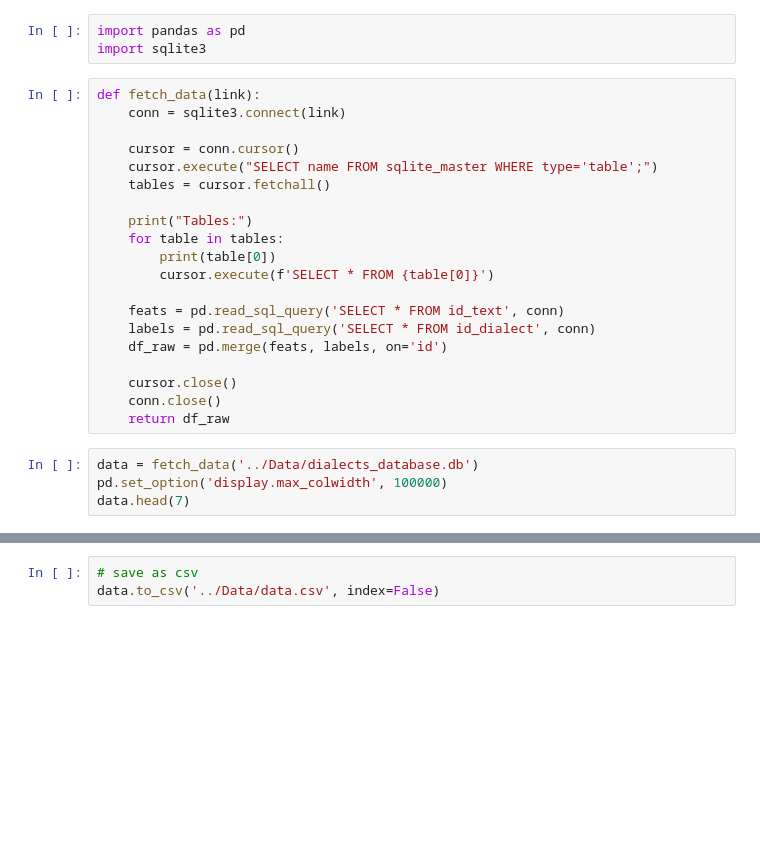
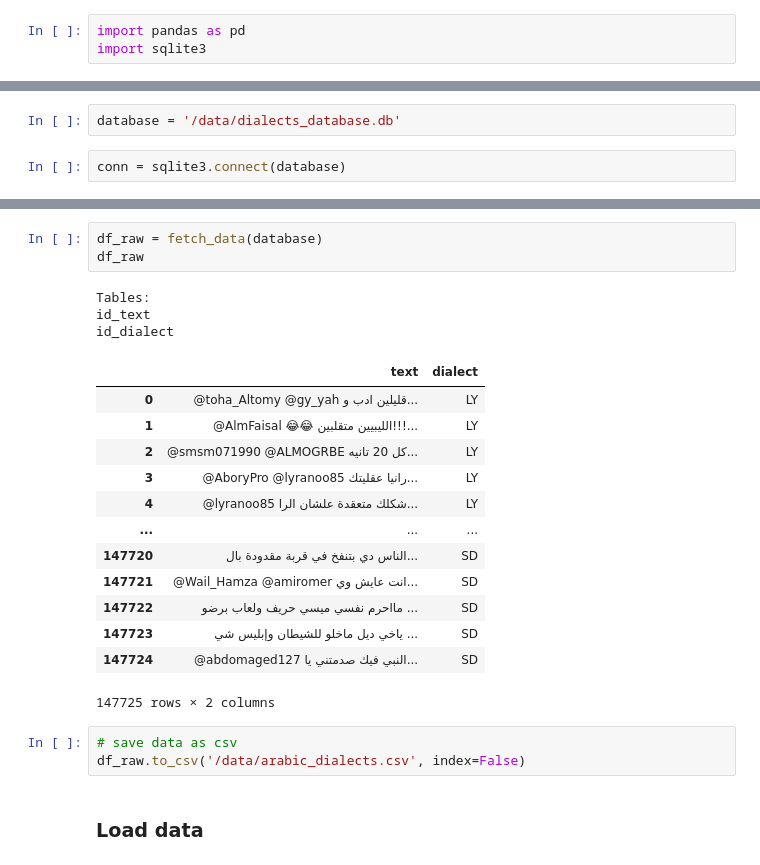
Before and after one commit to AshrafMah/Arabic-Dialect-Identification, a Jupyter notebook: Data_Fetching.ipynb, the cells around one changed output, grey strips where cells are left out. Saved outputs shown, nothing was run; the diff lists cells and outputs as text; blank space fills up the shorter version.

Commit message:
Data Fetching Complete:)

```diff
--- a/Data_Fetching.ipynb
+++ b/Data_Fetching.ipynb
@@ -3,27 +3,3 @@
 # %%
 import pandas as pd
 import sqlite3
-# %%
-def fetch_data(link):
-    conn = sqlite3.connect(link)
-
-    cursor = conn.cursor()
-    cursor.execute("SELECT name FROM sqlite_master WHERE type='table';")
-    tables = cursor.fetchall()
-
-    print("Tables:")
-    for table in tables:
-        print(table[0])
-        cursor.execute(f'SELECT * FROM {table[0]}')
-
-    feats = pd.read_sql_query('SELECT * FROM id_text', conn)
-    labels = pd.read_sql_query('SELECT * FROM id_dialect', conn)
-    df_raw = pd.merge(feats, labels, on='id')
-
-    cursor.close()
-    conn.close()
-    return df_raw
-# %%
-data = fetch_data('../Data/dialects_database.db')
-pd.set_option('display.max_colwidth', 100000)
-data.head(7)
@@ -45,0 +8,4 @@ data.shape
+# %%
+database = '/data/dialects_database.db'
+# %%
+conn = sqlite3.connect(database)
@@ -46,3 +101,25 @@ data.shape
+# %%
+df_raw = fetch_data(database)
+df_raw
+# %% [output]
+Tables:
+id_text
+id_dialect
+|  | text | dialect |
+| 0 | @toha_Altomy @gy_yah قليلين ادب و... | LY |
+| 1 | @AlmFaisal 😂😂 الليبيين متقلبين!!!... | LY |
+| 2 | @smsm071990 @ALMOGRBE كل 20 تانيه... | LY |
+| 3 | @AboryPro @lyranoo85 رانيا عقليتك... | LY |
+| 4 | @lyranoo85 شكلك متعقدة علشان الرا... | LY |
+| ... | ... | ... |
+| 147720 | الناس دي بتنفخ في قربة مقدودة بال... | SD |
+| 147721 | @Wail_Hamza @amiromer انت عايش وي... | SD |
+| 147722 | مااحرم نفسي ميسي حريف ولعاب برضو ... | SD |
+| 147723 | ياخي ديل ماخلو للشيطان وإبليس شي ... | SD |
+| 147724 | @abdomaged127 النبي فيك صدمتني يا... | SD |
+147725 rows × 2 columns
 # %%
-# save as csv
-data.to_csv('../Data/data.csv', index=False)
+# save data as csv
+df_raw.to_csv('/data/arabic_dialects.csv', index=False)
+# %% [markdown]
+### Load data
```
Also changed, not shown: parts of 11 cells of this notebook, 6 other files.
